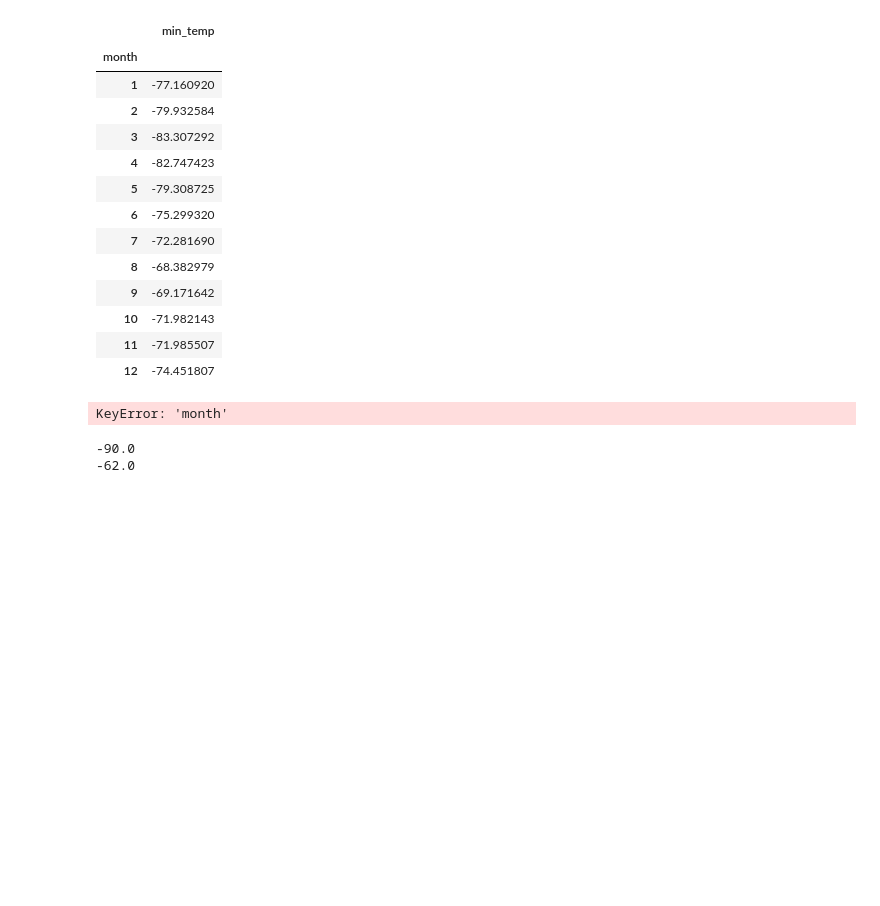
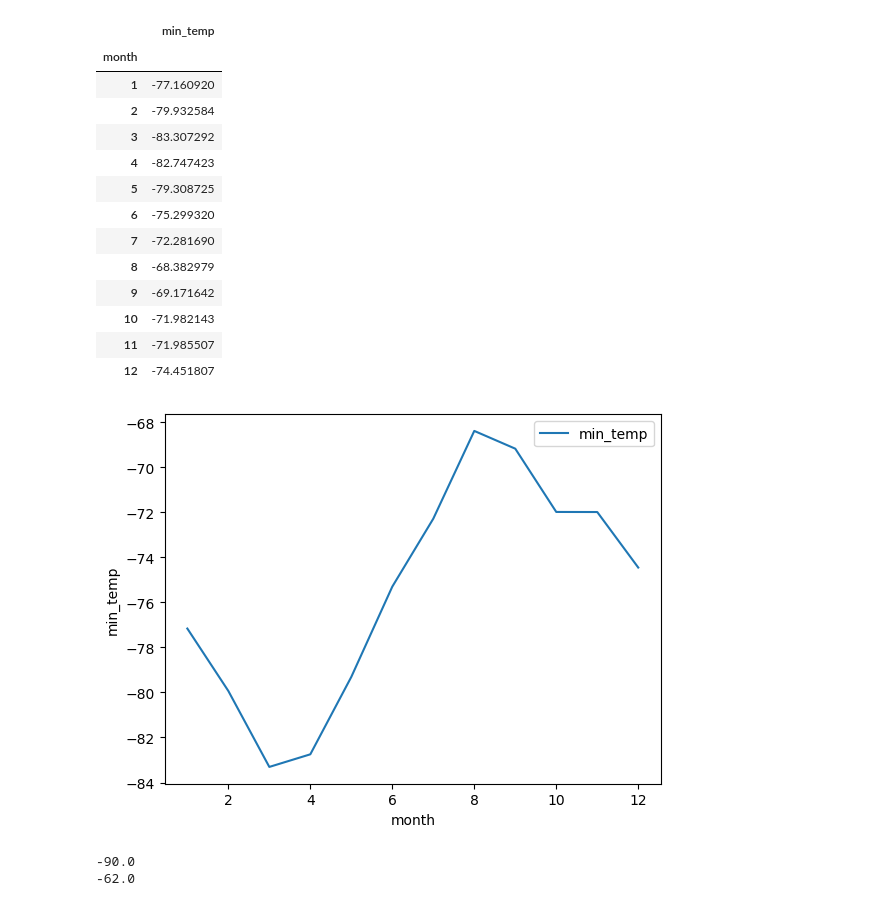
Before and after one commit to ecadorette/mission_to_mars, a Jupyter notebook: part_2_mars_weather.ipynb, the cells around one changed output. Cells and saved outputs as stored; diff of their text form; code cells hidden in the pictures; blank space fills up the shorter version.

```diff
--- a/part_2_mars_weather.ipynb
+++ b/part_2_mars_weather.ipynb
@@ -175,7 +190,8 @@ fixed_df['sol'].nunique()
 # %%
 # 3. What is the average low temperature by month?
 low_temp = fixed_df.groupby(["month"]).mean()
-low_temp.loc[:,['min_temp']].sort_values("month",ascending=True)
+low_temp_plot = low_temp.loc[:,['min_temp']].sort_values("month",ascending=True)
+low_temp_plot
 # %% [output]
 |  | min_temp |
 | month |  |
@@ -194,10 +210,12 @@ low_temp.loc[:,['min_temp']].sort_values("month",ascending=True)
 # %%
 # Plot the average temperature by month
 
-low_temp.plot(type='line',x="month",y="min_temp")
+low_temp_plot.plot(kind = 'line')
+plt.xlabel('month')
+plt.ylabel('min_temp')
 plt.show()
 # %% [output]
-KeyError: 'month'
+[figure, added]
 # %%
 # Identify the coldest and hottest months in Curiosity's location
 coldest = fixed_df['min_temp'].min()
```
Also changed, not shown: parts of 6 cells of this notebook, 1 other file.
